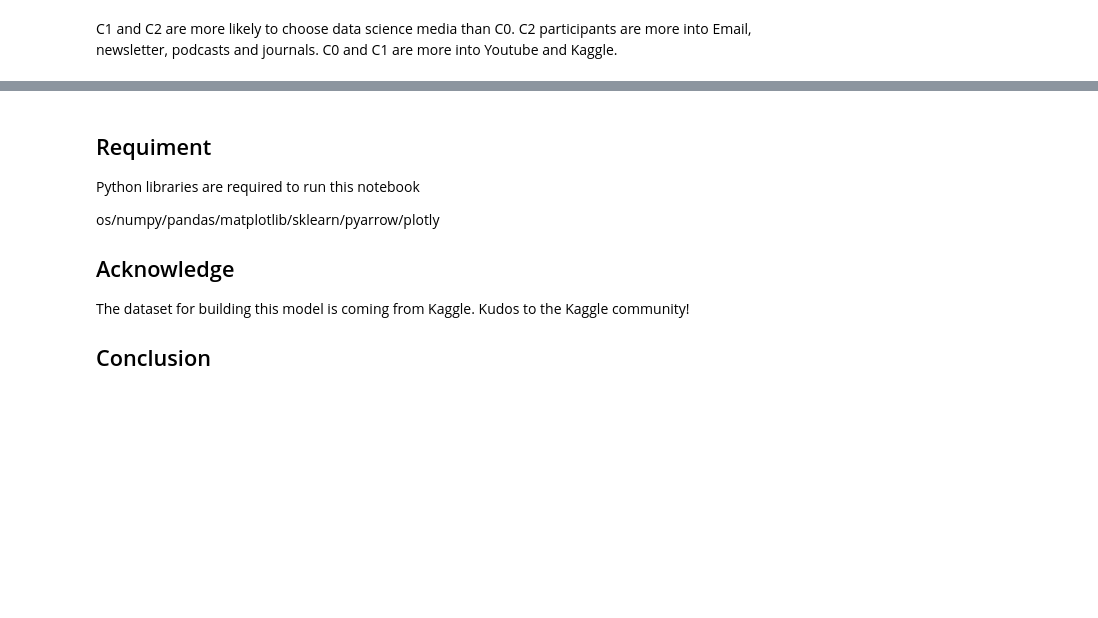
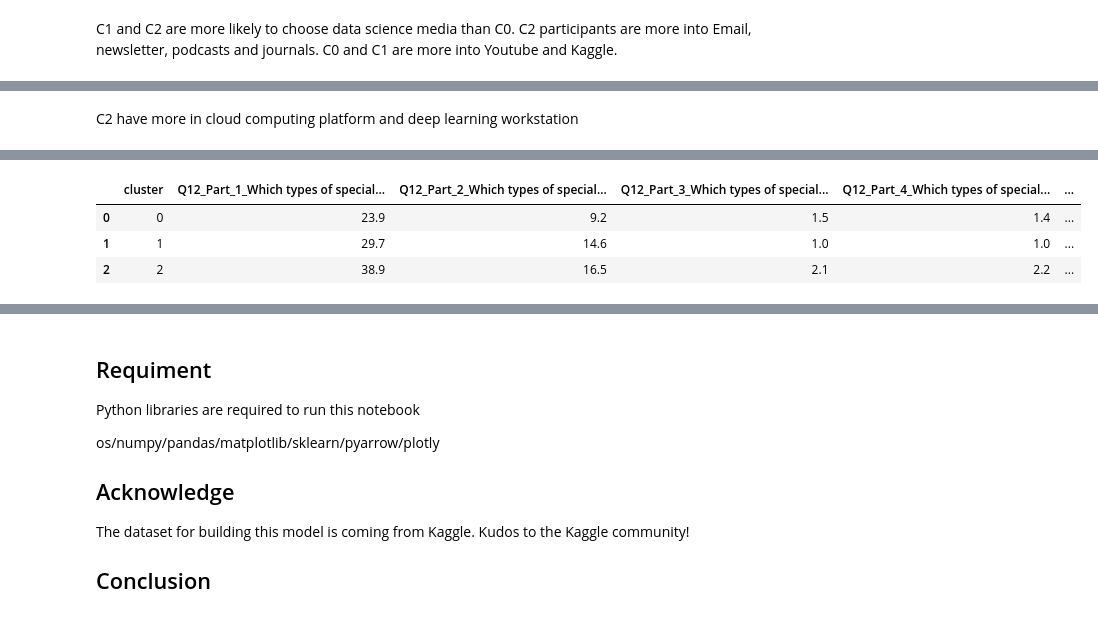
Before and after one commit to thecrossed/udacity_ds_nano_degree_capstone, a Jupyter notebook: udacity_ds_nano_degree_capstone.ipynb, the cells around one changed output, grey strips where cells are left out. Cells and saved outputs as stored; diff of their text form; code cells hidden in the pictures; blank space fills up the shorter version.

```diff
--- a/udacity_ds_nano_degree_capstone.ipynb
+++ b/udacity_ds_nano_degree_capstone.ipynb
@@ -749,0 +780,5 @@ C1 and C2 are more likely to choose data science media than C0. C2 participants
+# %% [markdown]
+C2 have more in cloud computing platform and deep learning workstation
+# %%
+cluster_question_plot(binary_data, "HardwareReg")[0]
+# %% [output]
@@ -749,0 +786,4 @@ C1 and C2 are more likely to choose data science media than C0. C2 participants
+|  | cluster | Q12_Part_1_Which types of special... | Q12_Part_2_Which types of special... | Q12_Part_3_Which types of special... | Q12_Part_4_Which types of special... | ... |
+| 0 | 0 | 23.9 | 9.2 | 1.5 | 1.4 | ... |
+| 1 | 1 | 29.7 | 14.6 | 1.0 | 1.0 | ... |
+| 2 | 2 | 38.9 | 16.5 | 2.1 | 2.2 | ... |
```
Also changed, not shown: parts of 23 cells of this notebook.
